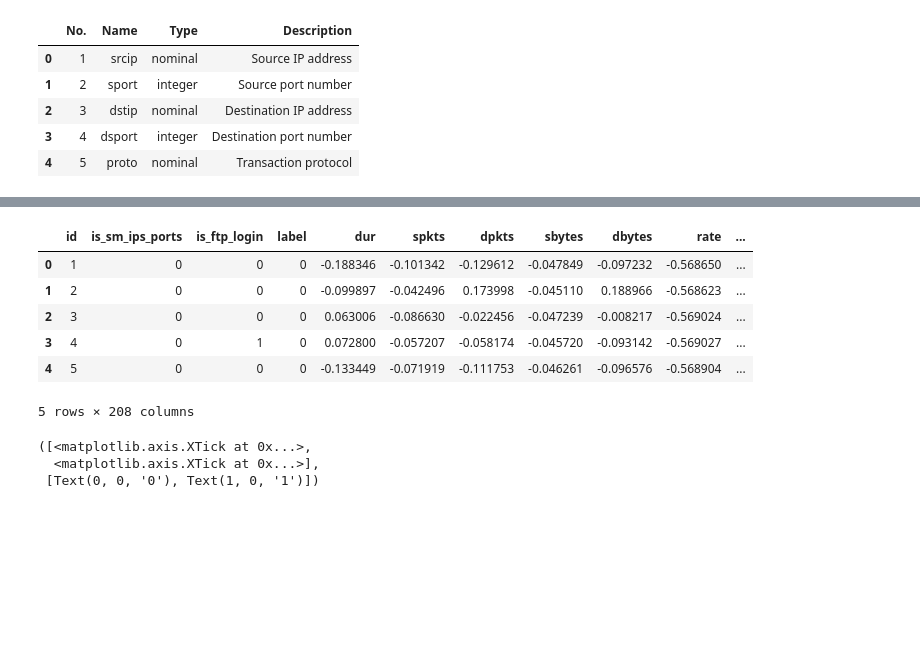
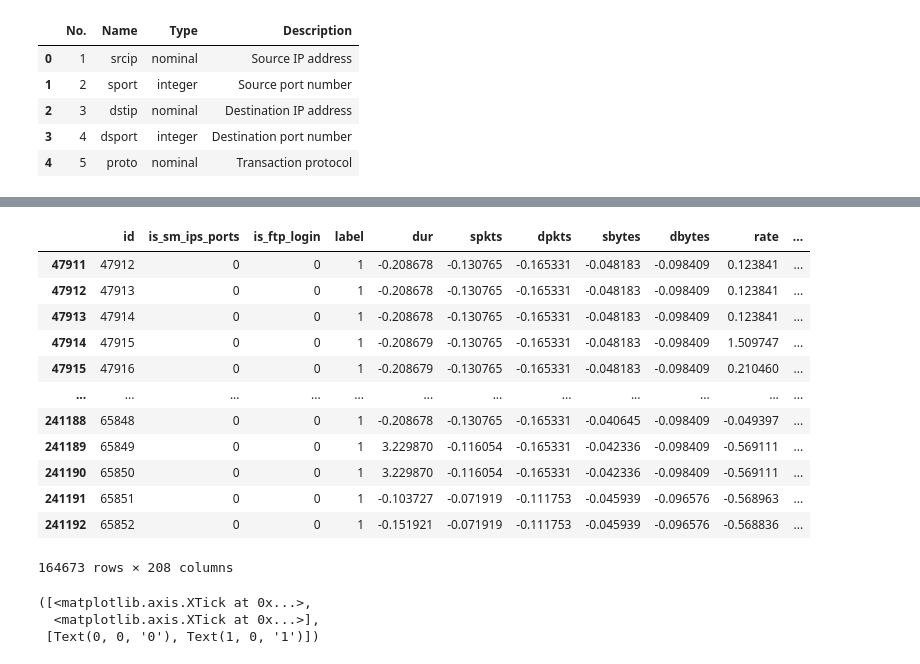
Before and after one commit to Marcin-Sadowy/Introduction-to-Machine-Learning-Project-10-Network-intrusion-detection, a Jupyter notebook: data_exploration.ipynb, the cells around one changed output, grey strips where cells are left out. Cells and saved outputs as stored; diff of their text form; code cells hidden in the pictures; blank space fills up the shorter version.

```diff
--- a/data_exploration.ipynb
+++ b/data_exploration.ipynb
@@ -130,22 +132,28 @@ numerical_data_frame = pd.DataFrame(numerical_data_scaled, columns=numerical_dat
 # %%
 #Concatenate the encoded categorical feautures with the scaled numerical features and the unscalable features to create the final dataFrame
 
 #Reset indexes on all in order for the concatenation to work
 numerical_data_frame = numerical_data_frame.reset_index(drop=True)
 encoded_data_frame = encoded_data_frame.reset_index(drop=True)
 not_scalable_data_frame = unsw_set[not_scalable_columns].reset_index(drop=True)
 
 final_set = pd.concat([not_scalable_data_frame,numerical_data_frame, encoded_data_frame], axis=1)
 
-final_set.head()
+final_set[final_set['label'] == 1]
 # %% [output]
 |  | id | is_sm_ips_ports | is_ftp_login | label | dur | spkts | dpkts | sbytes | dbytes | rate | ... |
-| 0 | 1 | 0 | 0 | 0 | -0.188346 | -0.101342 | -0.129612 | -0.047849 | -0.097232 | -0.568650 | ... |
-| 1 | 2 | 0 | 0 | 0 | -0.099897 | -0.042496 | 0.173998 | -0.045110 | 0.188966 | -0.568623 | ... |
-| 2 | 3 | 0 | 0 | 0 | 0.063006 | -0.086630 | -0.022456 | -0.047239 | -0.008217 | -0.569024 | ... |
-| 3 | 4 | 0 | 1 | 0 | 0.072800 | -0.057207 | -0.058174 | -0.045720 | -0.093142 | -0.569027 | ... |
-| 4 | 5 | 0 | 0 | 0 | -0.133449 | -0.071919 | -0.111753 | -0.046261 | -0.096576 | -0.568904 | ... |
+| 47911 | 47912 | 0 | 0 | 1 | -0.208678 | -0.130765 | -0.165331 | -0.048183 | -0.098409 | 0.123841 | ... |
+| 47912 | 47913 | 0 | 0 | 1 | -0.208678 | -0.130765 | -0.165331 | -0.048183 | -0.098409 | 0.123841 | ... |
+| 47913 | 47914 | 0 | 0 | 1 | -0.208678 | -0.130765 | -0.165331 | -0.048183 | -0.098409 | 0.123841 | ... |
+| 47914 | 47915 | 0 | 0 | 1 | -0.208679 | -0.130765 | -0.165331 | -0.048183 | -0.098409 | 1.509747 | ... |
+| 47915 | 47916 | 0 | 0 | 1 | -0.208679 | -0.130765 | -0.165331 | -0.048183 | -0.098409 | 0.210460 | ... |
+| ... | ... | ... | ... | ... | ... | ... | ... | ... | ... | ... | ... |
+| 241188 | 65848 | 0 | 0 | 1 | -0.208678 | -0.130765 | -0.165331 | -0.040645 | -0.098409 | -0.049397 | ... |
+| 241189 | 65849 | 0 | 0 | 1 | 3.229870 | -0.116054 | -0.165331 | -0.042336 | -0.098409 | -0.569111 | ... |
+| 241190 | 65850 | 0 | 0 | 1 | 3.229870 | -0.116054 | -0.165331 | -0.042336 | -0.098409 | -0.569111 | ... |
+| 241191 | 65851 | 0 | 0 | 1 | -0.103727 | -0.071919 | -0.111753 | -0.045939 | -0.096576 | -0.568963 | ... |
+| 241192 | 65852 | 0 | 0 | 1 | -0.151921 | -0.071919 | -0.111753 | -0.045939 | -0.096576 | -0.568836 | ... |
-5 rows × 208 columns
+164673 rows × 208 columns
 # %%
 #Split the data into train, validation and test samples
 
```
Also changed, not shown: parts of 7 cells of this notebook, 2 other files.
